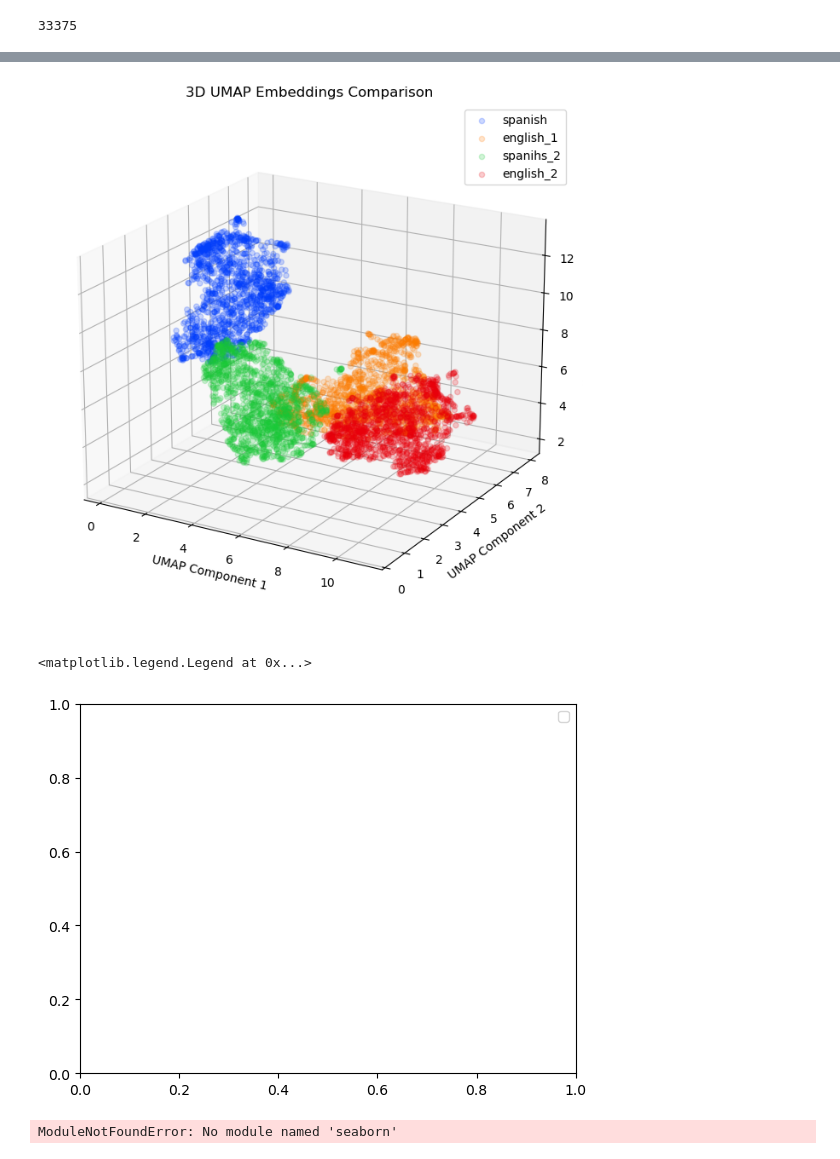
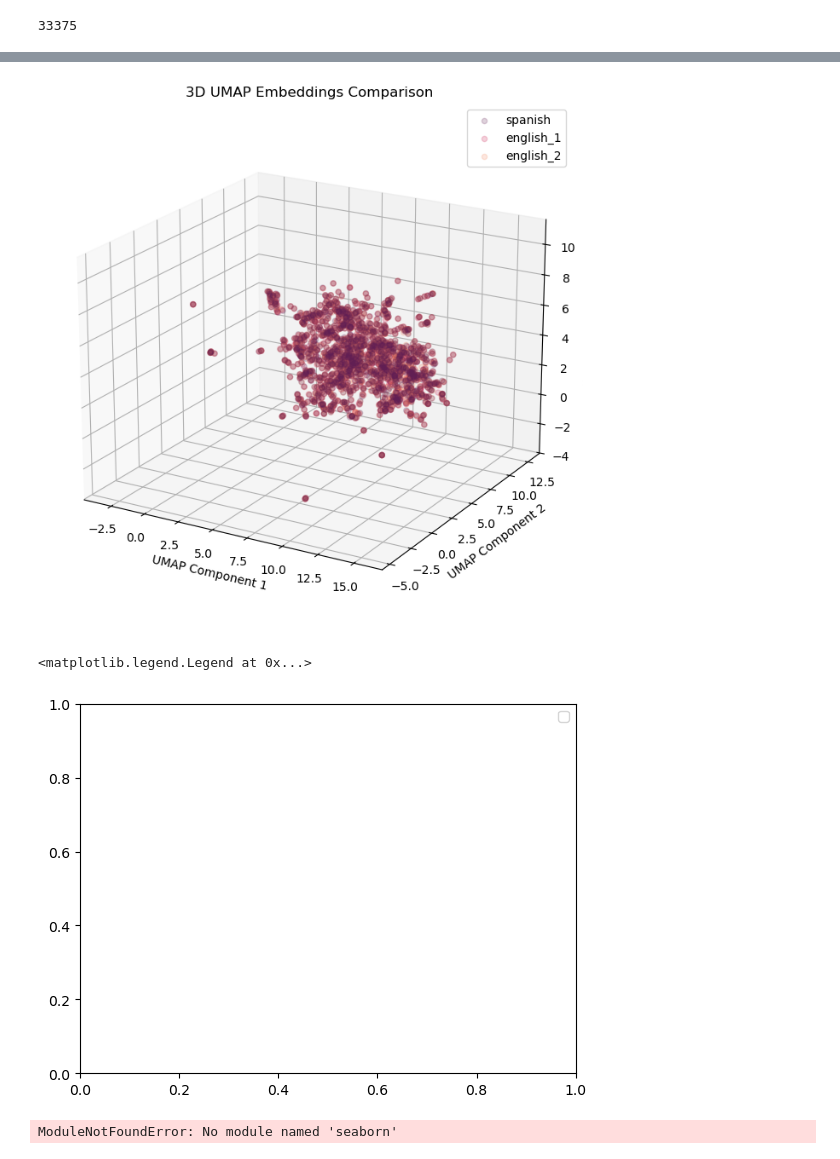
Before and after one commit to marinlafare/pedro_paramo, a Jupyter notebook: one_analysis.ipynb, the cells around one changed output, grey strips where cells are left out. Saved outputs shown, nothing was run; the diff lists cells and outputs as text; code cells hidden in the pictures.

```diff
--- a/one_analysis.ipynb
+++ b/one_analysis.ipynb
@@ -81,7 +55,7 @@ ollama_emb = OllamaEmbeddings(model="granite-embedding:278m")
 #await get_all_embeddings('spanish_1')
 # %%
 original_1 = await Corpus.create("spanish_1")
-original = await Corpus.create("spanish_2")
+original_2 = await Corpus.create("spanish_2")
 english_1 =  await Corpus.create("english_1")
 english_2 =  await Corpus.create("english_2")
 italian_1 =  await Corpus.create("italian_1")
@@ -103,0 +135,2 @@ vou ver meu pai respondi
+# %%
+dict_umap_embedding = dict(zip(embeddings,both_umap))
@@ -134,12 +361,10 @@ g_emb = await french_1.all_embeddings()
 # %%
-import matplotlib.pyplot as plt
-import numpy as np
-import seaborn as sns # For potential color palettes or general styling, though not strictly required for basic 3D scatter
-
 def plot_3d_umap_embeddings(embeddings_list: list[np.ndarray], labels_list: list[str],
+                            colors_list: list[str] = None, alphas_list: list[float] = None,
                             title: str = "3D UMAP Embeddings Comparison"):
     """
-    Generates a 3D scatter plot for multiple sets of UMAP embeddings.
+    Generates a 3D scatter plot for multiple sets of UMAP embeddings,
+    allowing custom colors and alpha values for each distribution.
 
     Args:
         embeddings_list (list[np.ndarray]): A list of NumPy arrays, where each array
@@ -147,21 +372,34 @@ def plot_3d_umap_embeddings(embeddings_list: list[np.ndarray], labels_list: list
                                             Expected shape for each array: (n_samples, 3).
         labels_list (list[str]): A list of labels, corresponding to each set of embeddings
                                  in embeddings_list.
+        colors_list (list[str], optional): A list of color strings (e.g., 'red', '#FF0000').
+                                           If provided, must have the same length as embeddings_list.
+                                           Defaults to a seaborn palette.
+        alphas_list (list[float], optional): A list of alpha (transparency) values (0.0 to 1.0).
+                                             If provided, must have the same length as embeddings_list.
+                                             Defaults to 0.2 for all.
         title (str): The title of the plot.
 
     Raises:
         ValueError: If any input embeddings array is not 3-dimensional,
-                    or if the number of embeddings sets does not match the number of labels.
+                    or if the number of embeddings sets does not match the number of labels,
+                    colors, or alphas.
     """
-    if len(embeddings_list) != len(labels_list):
+    num_distributions = len(embeddings_list)
+
+    if num_distributions != len(labels_list):
         raise ValueError("The number of embedding arrays must match the number of labels.")
+    if colors_list is not None and num_distributions != len(colors_list):
+        raise ValueError("If 'colors_list' is provided, its length must match the number of embedding arrays.")
+    if alphas_list is not None and num_distributions != len(alphas_list):
+        raise ValueError("If 'alphas_list' is provided, its length must match the number of embedding arrays.")
 
     # Create a new figure and a 3D subplot
     fig = plt.figure(figsize=(10, 8))
     ax = fig.add_subplot(111, projection='3d')
 
-    # Get a color palette from seaborn, ensuring enough colors for all datasets
-    colors = sns.color_palette("bright", n_colors=len(embeddings_list))
+    # Get a default color palette if custom colors are not provided
+    default_colors = sns.color_palette("rocket", n_colors=num_distributions)
 
     # Iterate through each set of embeddings and its corresponding label
     for i, (embeddings, label) in enumerate(zip(embeddings_list, labels_list)):
@@ -169,9 +407,13 @@ def plot_3d_umap_embeddings(embeddings_list: list[np.ndarray], labels_list: list
         if embeddings.shape[1] != 3:
             raise ValueError(f"Embeddings set '{label}' must have 3 columns for 3D plotting, but has {embeddings.shape[1]}.")
 
+        # Determine the color and alpha for the current distribution
+        current_color = colors_list[i] if colors_list is not None else default_colors[i]
+        current_alpha = alphas_list[i] if alphas_list is not None else 0.2 # Default alpha
+
         # Plot the current set of embeddings
         ax.scatter(embeddings[:, 0], embeddings[:, 1], embeddings[:, 2],
-                   label=label, s=20, alpha=0.2, color=colors[i])
+                   label=label, s=20, alpha=current_alpha, color=current_color)
 
     # Set labels for the axes
     ax.set_xlabel('UMAP Component 1')
@@ -190,10 +459,14 @@ def plot_3d_umap_embeddings(embeddings_list: list[np.ndarray], labels_list: list
 # %%
 import matplotlib.pyplot as plt
-plot_3d_umap_embeddings([b,a,f,e],["spanish", "english_1","spanihs_2","english_2"],
+plot_3d_umap_embeddings([final_matrices['or_2_em'],
+                        final_matrices['en_1_em'],
+                        final_matrices['en_2_em'],],
+                        ["spanish","english_1","english_2"
+                        ],
                         title= "3D UMAP Embeddings Comparison")
 plt.legend()
 # %% [output]
-[figure, old version]
+[figure, new version]
 <matplotlib.legend.Legend at 0x...>
 [figure]
 # %%
```
Also changed, not shown: parts of 69 cells of this notebook, 17 other files.
